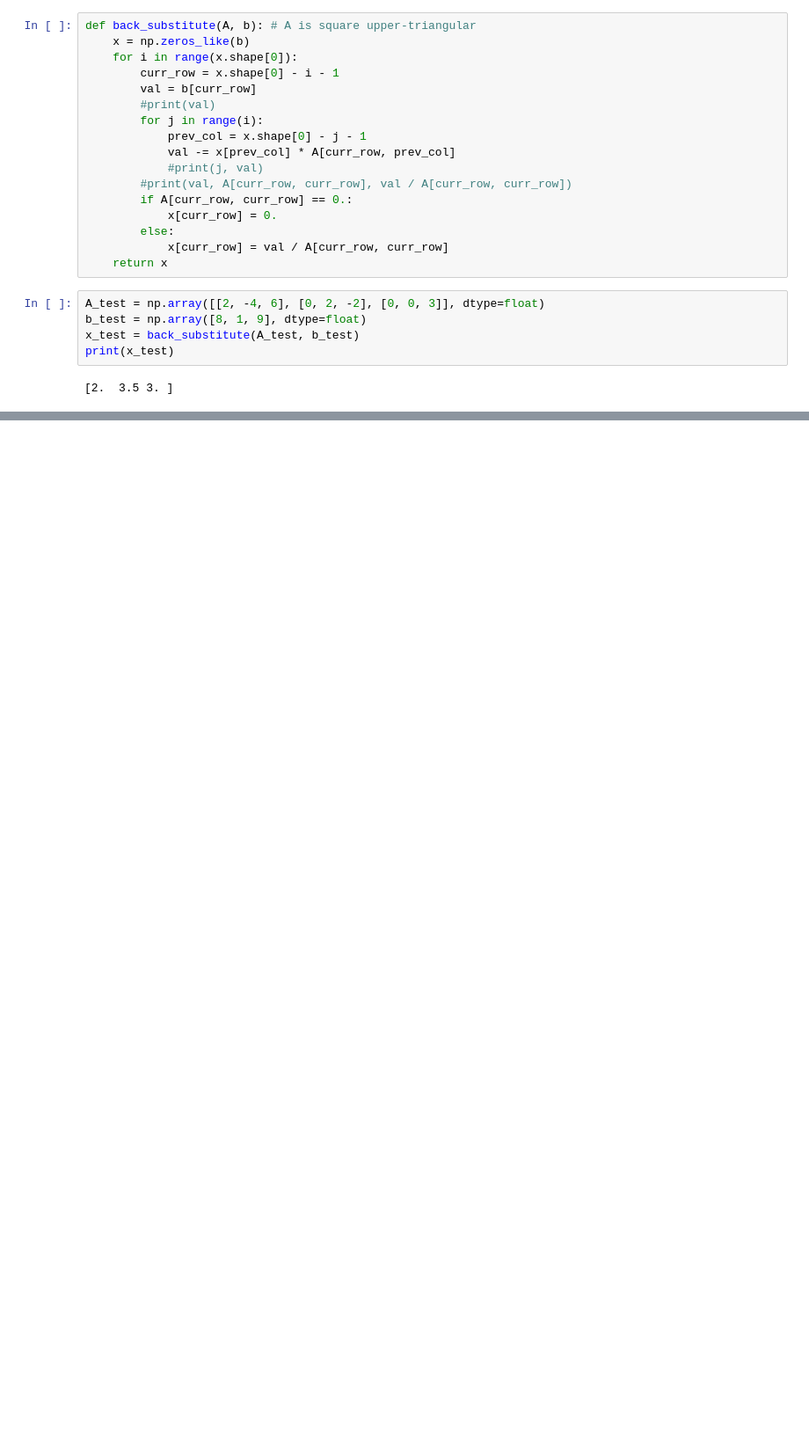
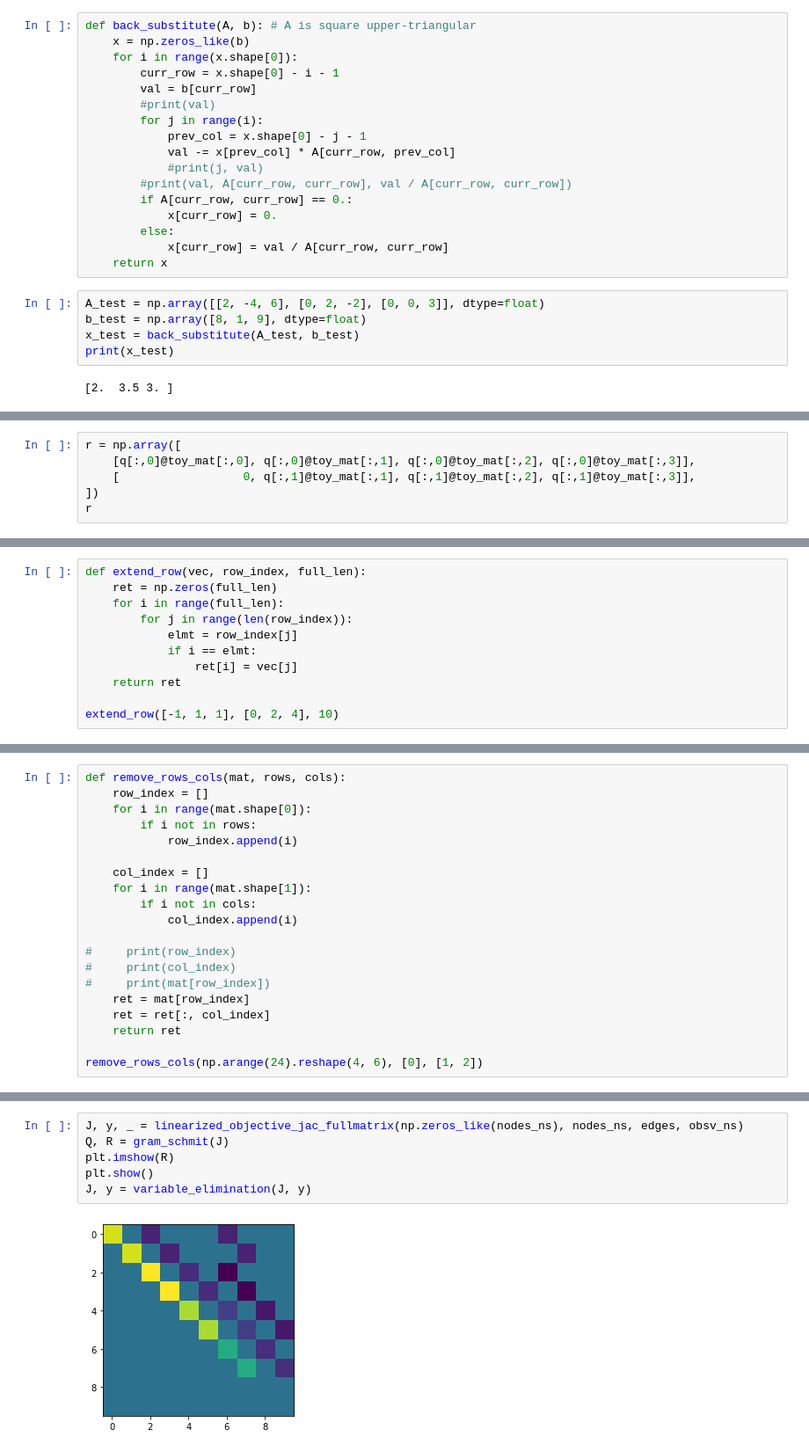
Before and after one commit to MuchenSun/isam_fun, a Jupyter notebook: batch_1.ipynb, the cells around one changed output, grey strips where cells are left out. Shown at 88% size. Saved outputs shown, nothing was run; the diff lists cells and outputs as text; blank space fills up the shorter version.

```diff
--- a/batch_1.ipynb
+++ b/batch_1.ipynb
@@ -430,0 +470,6 @@ plt.imshow(np.concatenate((J, y[:,np.newaxis]), axis=1))
+# %%
+r = np.array([
+    [q[:,0]@toy_mat[:,0], q[:,0]@toy_mat[:,1], q[:,0]@toy_mat[:,2], q[:,0]@toy_mat[:,3]],
+    [                  0, q[:,1]@toy_mat[:,1], q[:,1]@toy_mat[:,2], q[:,1]@toy_mat[:,3]],
+])
+r
@@ -430,0 +547,11 @@ plt.imshow(np.concatenate((J, y[:,np.newaxis]), axis=1))
+# %%
+def extend_row(vec, row_index, full_len):
+    ret = np.zeros(full_len)
+    for i in range(full_len):
+        for j in range(len(row_index)):
+            elmt = row_index[j]
+            if i == elmt:
+                ret[i] = vec[j]
+    return ret
+
+extend_row([-1, 1, 1], [0, 2, 4], 10)
@@ -430,0 +560,20 @@ plt.imshow(np.concatenate((J, y[:,np.newaxis]), axis=1))
+# %%
+def remove_rows_cols(mat, rows, cols):
+    row_index = []
+    for i in range(mat.shape[0]):
+        if i not in rows:
+            row_index.append(i)
+
+    col_index = []
+    for i in range(mat.shape[1]):
+        if i not in cols:
+            col_index.append(i)
+
+#     print(row_index)
+#     print(col_index)
+#     print(mat[row_index])
+    ret = mat[row_index]
+    ret = ret[:, col_index]
+    return ret
+
+remove_rows_cols(np.arange(24).reshape(4, 6), [0], [1, 2])
@@ -430,0 +642,8 @@ plt.imshow(np.concatenate((J, y[:,np.newaxis]), axis=1))
+# %%
+J, y, _ = linearized_objective_jac_fullmatrix(np.zeros_like(nodes_ns), nodes_ns, edges, obsv_ns)
+Q, R = gram_schmit(J)
+plt.imshow(R)
+plt.show()
+J, y = variable_elimination(J, y)
+# %% [output]
+[figure, added]
```
Also changed, not shown: parts of 30 cells of this notebook.
